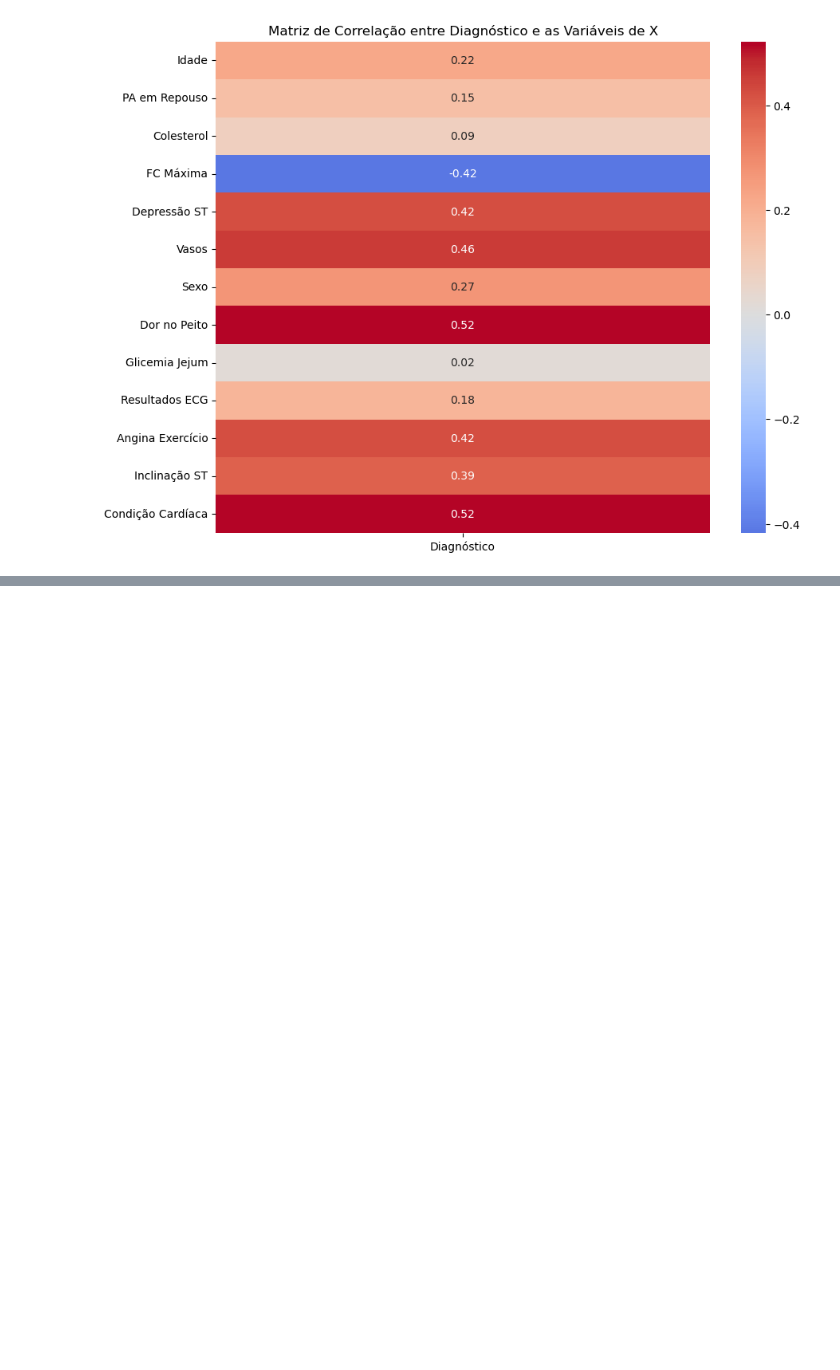
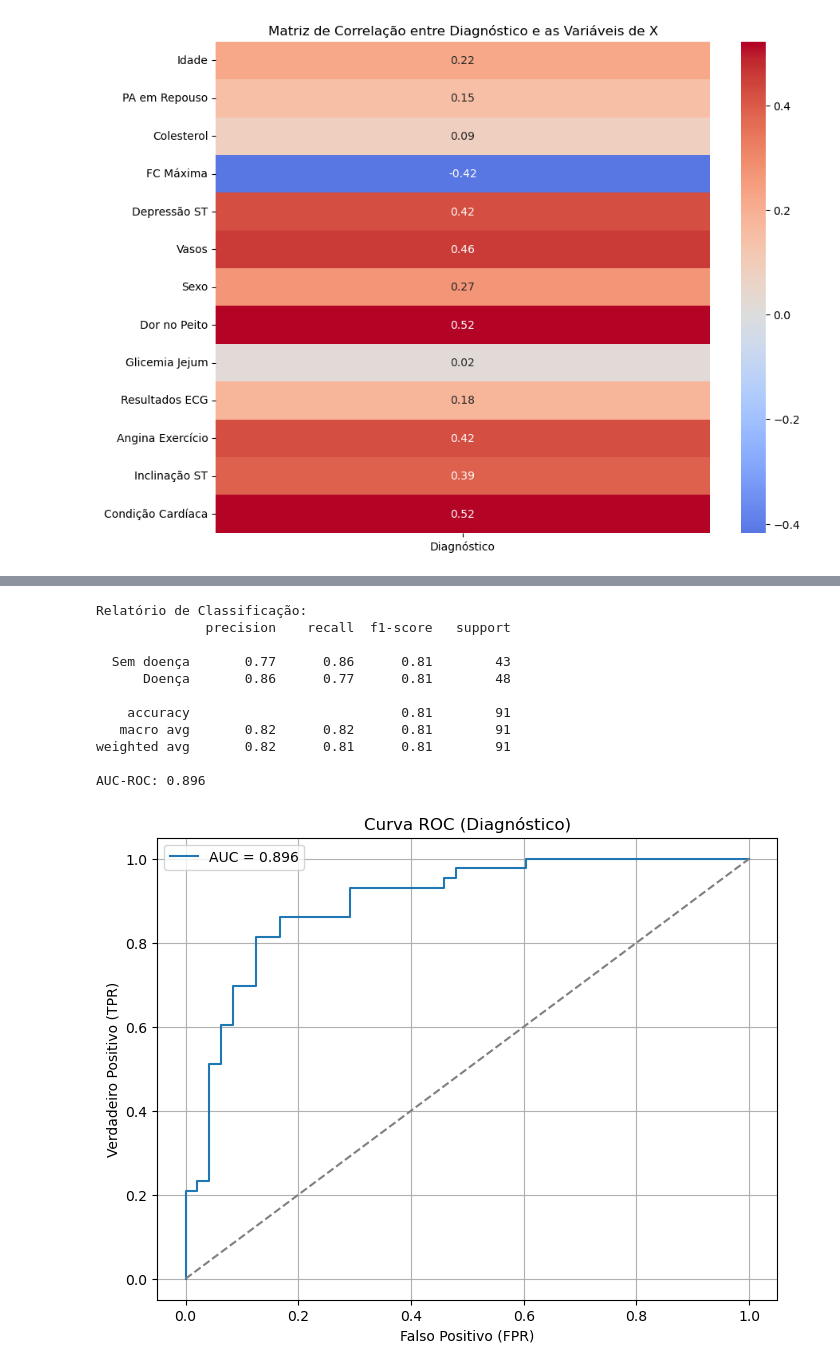
Before and after one commit to neocrz/heart_disease, a Jupyter notebook: note.ipynb, the cells around one changed output, grey strips where cells are left out. Saved outputs shown, nothing was run; the diff lists cells and outputs as text; code cells hidden in the pictures; blank space fills up the shorter version.

Commit message:
regressão logística, árvore de decisão

```diff
--- a/note.ipynb
+++ b/note.ipynb
@@ -327,0 +340,79 @@ plt.show()
+# %%
+from sklearn.model_selection import train_test_split
+from sklearn.preprocessing import OneHotEncoder, StandardScaler
+from sklearn.linear_model import LogisticRegression
+from sklearn.pipeline import Pipeline
+from sklearn.compose import ColumnTransformer
+from sklearn.metrics import classification_report, roc_auc_score, roc_curve
+import matplotlib.pyplot as plt
+
+# map de categorias y["num"]
+y_category_map = y_info.iloc[0]['Categorias']
+y_mapped = y["num"].map(y_category_map)
+
+X_features = pd.concat([X[Xcat_info["Var"]], X[Xnum_info["Var"]]], axis=1)
+y_target = y["num"]
+
+cat_features = Xcat_info["Var"].tolist()
+num_features = Xnum_info["Var"].tolist()
+
+X_train, X_test, y_train, y_test = train_test_split(X_features, y_target, test_size=0.3, random_state=42)
+
+# preparação
+# OneHot para categóricas, normalização para numéricas
+preprocessor = ColumnTransformer(
+    transformers=[
+        ('num', StandardScaler(), num_features),
+        ('cat', OneHotEncoder(), cat_features)
+    ]
+)
+
+# modelo de regressão logística
+logistic_model = Pipeline(steps=[
+    ('preprocessor', preprocessor),
+    ('classifier', LogisticRegression(max_iter=1000, random_state=42))
+])
+
+# treino
+logistic_model.fit(X_train, y_train)
+
+# avaliação do modelo
+y_pred = logistic_model.predict(X_test)
+y_pred_proba = logistic_model.predict_proba(X_test)[:, 1]  # Probabilidades para a classe positiva
+
+# mapeamento para predição
+y_pred_series = pd.Series(y_pred, index=y_test.index)
+y_pred_mapped = y_pred_series.map(y_category_map)
+y_test_mapped = y_test.map(y_category_map)
+
+print("Relatório de Classificação:")
+print(classification_report(y_test_mapped, y_pred_mapped, target_names=list(y_category_map.values())))
+
+# AUC-ROC
+auc_roc = roc_auc_score(y_test, y_pred_proba)
+print(f"AUC-ROC: {auc_roc:.3f}")
+
+# curva ROC
+fpr, tpr, thresholds = roc_curve(y_test, y_pred_proba)
+plt.figure(figsize=(8, 6))
+plt.plot(fpr, tpr, label=f'AUC = {auc_roc:.3f}')
+plt.plot([0, 1], [0, 1], linestyle='--', color='gray')
+plt.title(f"Curva ROC ({y_info.iloc[0]['Nome']})")
+plt.xlabel("Falso Positivo (FPR)")
+plt.ylabel("Verdadeiro Positivo (TPR)")
+plt.legend()
+plt.grid(True)
+plt.show()
+# %% [output]
+Relatório de Classificação:
+              precision    recall  f1-score   support
+
+  Sem doença       0.77      0.86      0.81        43
+      Doença       0.86      0.77      0.81        48
+
+    accuracy                           0.81        91
+   macro avg       0.82      0.82      0.81        91
+weighted avg       0.82      0.81      0.81        91
+
+AUC-ROC: 0.896
+[figure, added]
```
Also changed, not shown: parts of 14 cells of this notebook.
